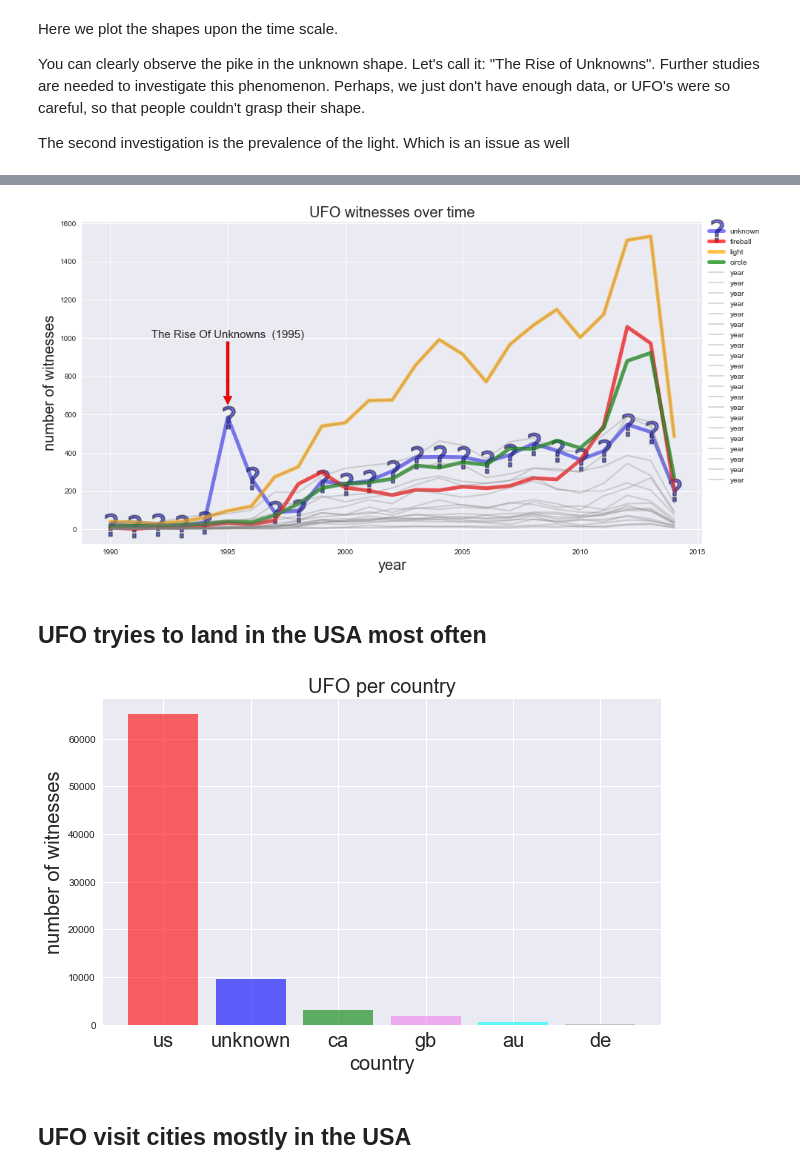
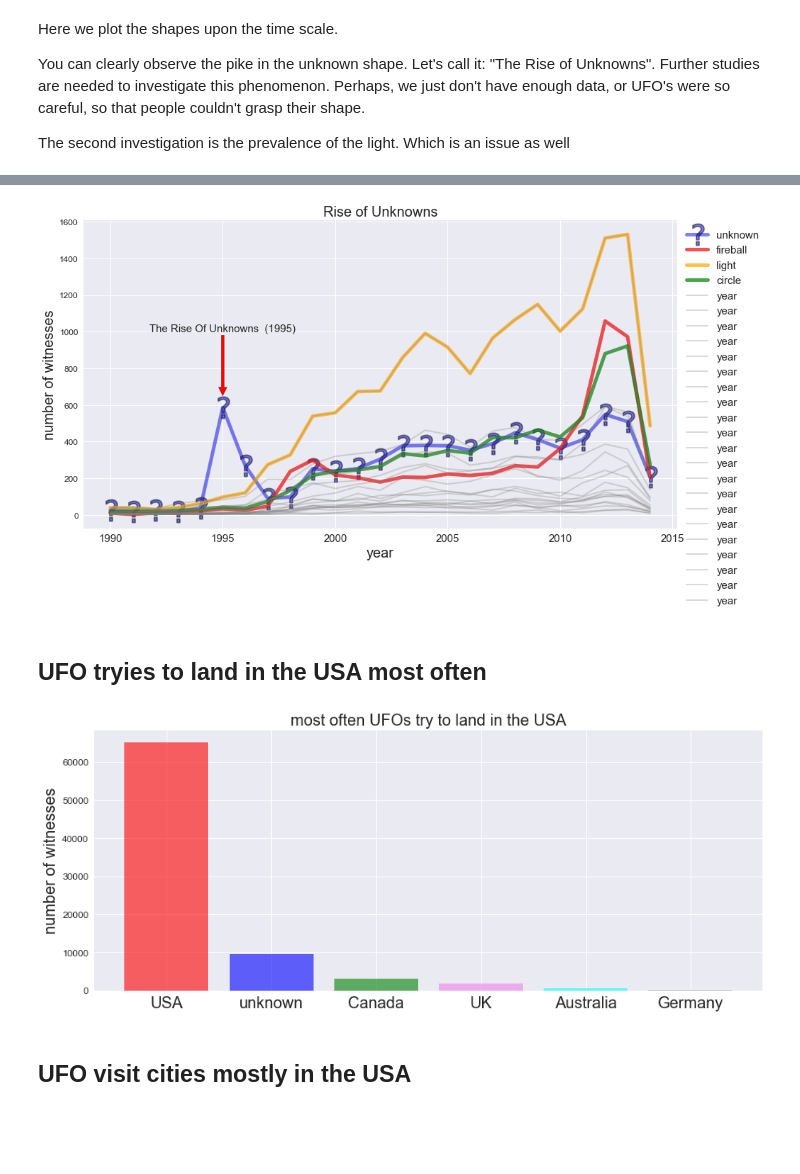
Before and after one commit to babinyurii/UFO-dataset-visualization, a Jupyter notebook: kaggle_UFO_dataset_visualization.ipynb, the cells around one changed output, grey strips where cells are left out. Saved outputs shown, nothing was run; the diff lists cells and outputs as text; code cells hidden in the pictures; blank space fills up the shorter version.

```diff
--- a/kaggle_UFO_dataset_visualization.ipynb
+++ b/kaggle_UFO_dataset_visualization.ipynb
@@ -206,6 +209,8 @@ plt.show()
 # %% [markdown]
 the idea of annotating movies is stolen from cool notebook of  :
 # %%
+from matplotlib import rcParams
+rcParams.update({'figure.autolayout': True})
 fig = plt.figure(figsize=(15, 8))
 plt.plot(temp, lw=3, label="number of witnesses")
 plt.fill_between(temp.index, temp, color='green', alpha=0.6)
@@ -216,7 +221,7 @@ plt.axvline(2002, lw=1, color="darkblue", alpha=0.7)
 x = [1993, 1993, 2002, 2002]
 y = [0, 8000, 8000, 0]
 
-plt.fill(x, y, 'b', alpha=0.2, label='X-files TV-show span')
+plt.fill(x, y, 'b', alpha=0.2, label='X-files TV show time span')
 
 plt.annotate("""E.T. The Extra-Terrestrial (1982)""", xy=(1982, 200), xytext=(1982, 4000), size=15,
              horizontalalignment='center',
@@ -238,11 +243,15 @@ plt.annotate("2001: A Space Odyssey (1968)", xy=(1968, 200), xytext=(1965, 2000)
              horizontalalignment='center',
              arrowprops=dict(facecolor="darkblue"))
 
-plt.legend(bbox_to_anchor=(1.0, 1.0), prop={'size': 20})
+plt.legend(bbox_to_anchor=(1.0, 1.0), prop={'size': 15})
 plt.xlabel("year", fontsize=20)
 plt.ylabel("number of witnesses", fontsize=20)
-plt.title("UFO witnesses over time", fontsize=20)
+plt.xticks(fontsize=15)
+plt.yticks(fontsize=12)
+plt.title("UFOs and movies", fontsize=20)
 plt.ylim(0, 8000)
 plt.xlim(1940, 2015)
-plt.show()
+#plt.show()
+plt.savefig("1_ufo_witnesses_over_time_movies.png", fmt="png")
+plt.savefig("1_ufo_witnesses_over_time_movies.jpg", fmt="jpg")
 # %% [output]
@@ -297,37 +311,41 @@ plt.plot(unk.loc[1990:], label='unknown', lw=5, alpha=0.5, c='blue', marker='$?$
         markeredgecolor='black')
 
 fire = pd.DataFrame(shape_year.loc[ufo['shape'] == 'fireball', 'year'])
 fire = fire['year'].value_counts()
 fire.sort_index(ascending=True, inplace=True)
 plt.plot(fire.loc[1990:], label='fireball', lw=5, alpha=0.7, c='red')
 
 light = pd.DataFrame(shape_year.loc[ufo['shape'] == 'light', 'year'])
 light = light['year'].value_counts()
 light.sort_index(ascending=True, inplace=True)
 plt.plot(light.loc[1990:], label='light', lw=5, alpha=0.7, c='orange')
 
 circle = pd.DataFrame(shape_year.loc[ufo['shape'] == 'circle', 'year'])
 circle = circle['year'].value_counts()
 circle.sort_index(ascending=True, inplace=True)
 plt.plot(circle.loc[1990:], label='circle', lw=5, alpha=0.7, c='green')
 
 for ufo_shape in temp.index[:21]:
     df = pd.DataFrame(shape_year.loc[ufo['shape'] == ufo_shape, 'year'])
     shape = df['year'].value_counts()
     shape.sort_index(ascending=True, inplace=True)
     plt.plot(shape.loc[1990:], lw=2, c='grey', alpha=0.3)
 
 plt.annotate("The Rise Of Unknowns  (1995)", xy=(1995, 650), xytext=(1995, 1000), size=15,
              horizontalalignment='center',
              arrowprops=dict(facecolor="red"))
 
-plt.legend(bbox_to_anchor=(1.0, 1.0))
+plt.legend(bbox_to_anchor=(1.0, 1.0), fontsize=15)
 plt.xlabel("year", fontsize=20)
 plt.ylabel("number of witnesses", fontsize=20)
-plt.title("UFO witnesses over time", fontsize=20)
-plt.show()
+plt.yticks(fontsize=12)
+plt.xticks(fontsize=15)
+plt.title("Rise of Unknowns", fontsize=20)
+#plt.show()
+plt.savefig("3_Rise_of_Unknowns.png", fmt="png")
+plt.savefig("3_Rise_of_Unknowns.jpg", fmt="jpg")
 # %% [output]
-[figure, old version]
+[figure, new version]
 # %% [markdown]
 ## UFO tryies to land in the USA most often
 # %%
@@ -337,16 +355,19 @@ temp.sort_values(inplace=True, ascending=False)
 x_label = temp.index.values
 y_data = temp.tolist()
 # %%
-fig = plt.figure(figsize=(10, 6))
+fig = plt.figure(figsize=(15, 6))
 plt.bar(range(len(x_label)),  y_data, color=['red', 'blue', 'green', 'violet', 'cyan', 'darkgrey'], alpha=0.6)
-plt.xticks(list(range(len(x_label))), x_label, fontsize=20)
+plt.xticks(list(range(len(x_label))), ["USA", "unknown", "Canada", "UK", "Australia", "Germany"] , fontsize=20) #x_label
+plt.yticks(fontsize=12)
 plt.ylabel('count', fontsize=25)
-plt.xlabel("country", fontsize=20)
+#plt.xlabel("country", fontsize=20)
 plt.ylabel("number of witnesses", fontsize=20)
-plt.title("UFO per country", fontsize=20)
-plt.show()
+plt.title("most often UFOs try to land in the USA", fontsize=20)
+#plt.show()
+plt.savefig("4_most_often_UFOs_try_to_land_in_the_USA.png", fmt="png")
+plt.savefig("4_most_often_UFOs_try_to_land_in_the_USA.jpg", fmt="jpg")
 # %% [output]
-[figure, old version]
+[figure, new version]
 # %% [markdown]
 ## UFO visit cities mostly in the USA
 # %%
```
Also changed, not shown: parts of 10 cells of this notebook.
